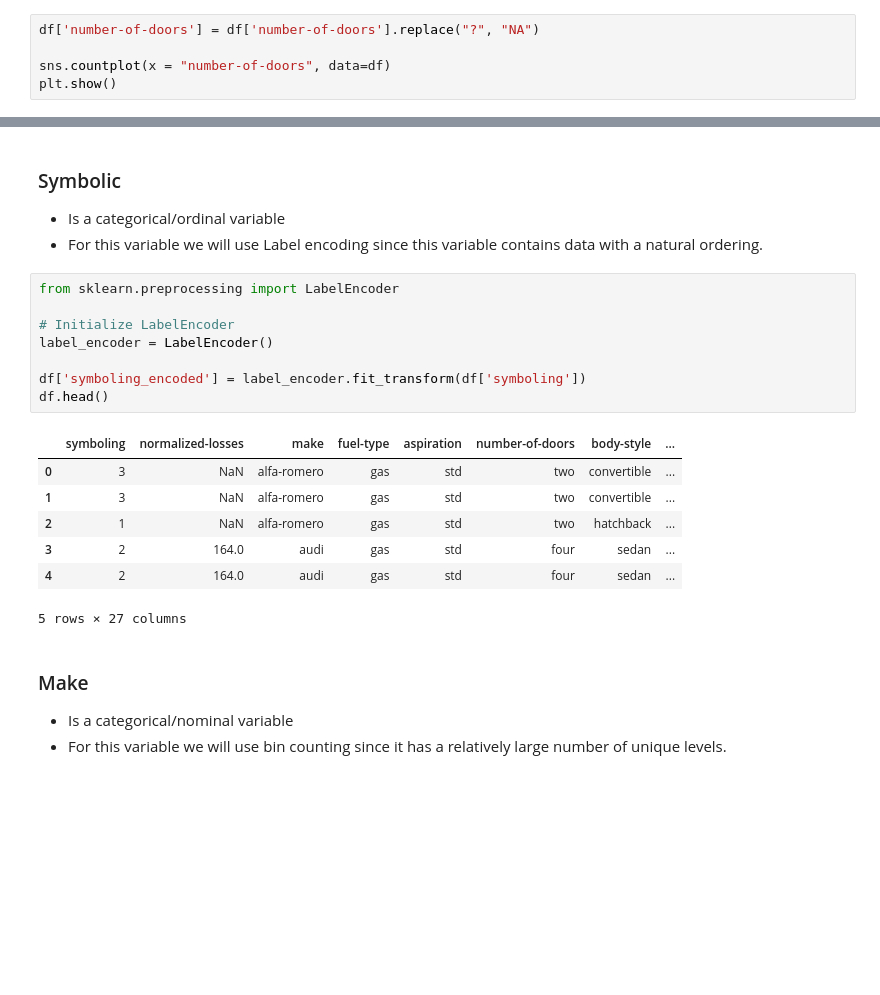
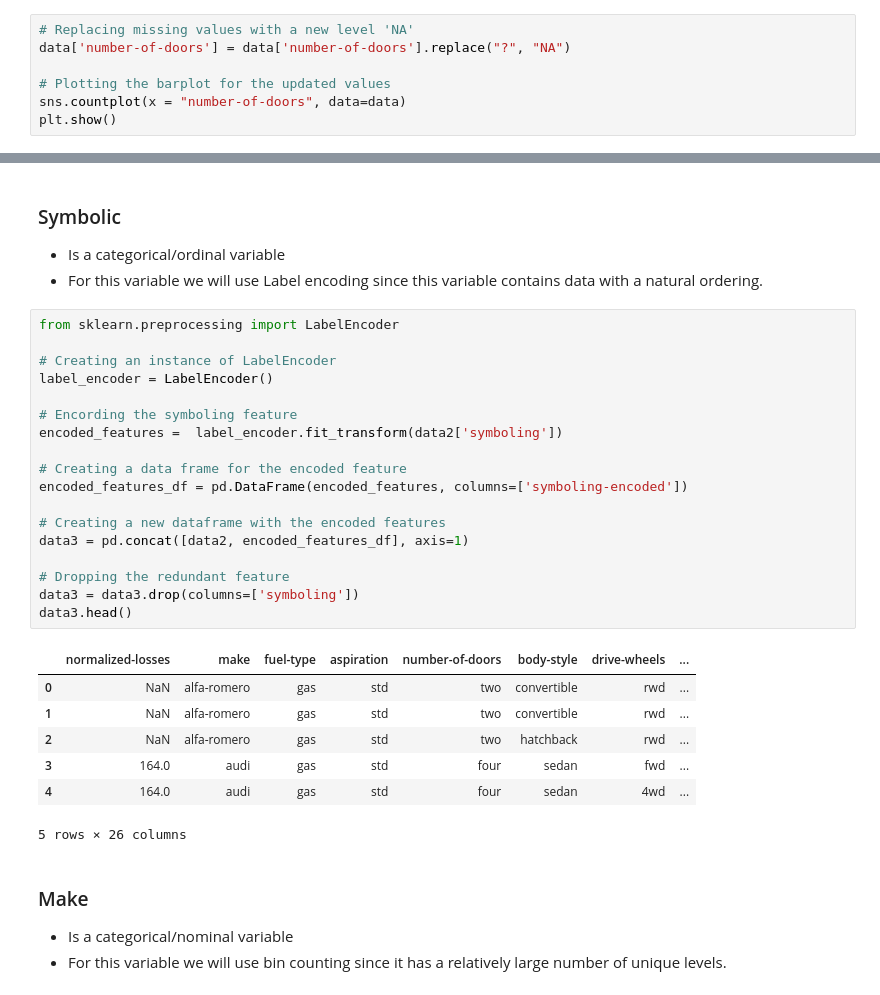
Before and after one commit to ktxdev/AIM-5001, a Jupyter notebook: Project 2/2. Code/S_Huvaya_Project2_assn_.ipynb, the cells around one changed output, grey strips where cells are left out. Cells and saved outputs as stored; diff of their text form; blank space fills up the shorter version.

```diff
--- a/Project 2/2. Code/S_Huvaya_Project2_assn_.ipynb
+++ b/Project 2/2. Code/S_Huvaya_Project2_assn_.ipynb
@@ -634,9 +632,11 @@ plt.show()
 - From EDA it is shown that number-of-doors has 2 missing values
 - Because this is a categorical variable for imputation, I will make 'NA' a level for the automobiles with no specified number of doors.
 # %%
-df['number-of-doors'] = df['number-of-doors'].replace("?", "NA")
+# Replacing missing values with a new level 'NA'
+data['number-of-doors'] = data['number-of-doors'].replace("?", "NA")
 
-sns.countplot(x = "number-of-doors", data=df)
+# Plotting the barplot for the updated values
+sns.countplot(x = "number-of-doors", data=data)
 plt.show()
 # %% [output]
 [figure]
@@ -745,22 +762,32 @@ continous_variable_univariate_graphics(df, "stroke-scaled")
 ### Symbolic
 - Is a categorical/ordinal variable
 - For this variable we will use Label encoding since this variable contains data with a natural ordering.
-# %%
-from sklearn.preprocessing import LabelEncoder
-
-# Initialize LabelEncoder
-label_encoder = LabelEncoder()
-
-df['symboling_encoded'] = label_encoder.fit_transform(df['symboling'])
-df.head()
-# %% [output]
-|  | symboling | normalized-losses | make | fuel-type | aspiration | number-of-doors | body-style | ... |
-| 0 | 3 | NaN | alfa-romero | gas | std | two | convertible | ... |
-| 1 | 3 | NaN | alfa-romero | gas | std | two | convertible | ... |
-| 2 | 1 | NaN | alfa-romero | gas | std | two | hatchback | ... |
-| 3 | 2 | 164.0 | audi | gas | std | four | sedan | ... |
-| 4 | 2 | 164.0 | audi | gas | std | four | sedan | ... |
-5 rows × 27 columns
+# %%
+from sklearn.preprocessing import LabelEncoder
+
+# Creating an instance of LabelEncoder
+label_encoder = LabelEncoder()
+
+# Encording the symboling feature
+encoded_features =  label_encoder.fit_transform(data2['symboling'])
+
+# Creating a data frame for the encoded feature
+encoded_features_df = pd.DataFrame(encoded_features, columns=['symboling-encoded'])
+
+# Creating a new dataframe with the encoded features
+data3 = pd.concat([data2, encoded_features_df], axis=1)
+
+# Dropping the redundant feature
+data3 = data3.drop(columns=['symboling'])
+data3.head()
+# %% [output]
+|  | normalized-losses | make | fuel-type | aspiration | number-of-doors | body-style | drive-wheels | ... |
+| 0 | NaN | alfa-romero | gas | std | two | convertible | rwd | ... |
+| 1 | NaN | alfa-romero | gas | std | two | convertible | rwd | ... |
+| 2 | NaN | alfa-romero | gas | std | two | hatchback | rwd | ... |
+| 3 | 164.0 | audi | gas | std | four | sedan | fwd | ... |
+| 4 | 164.0 | audi | gas | std | four | sedan | 4wd | ... |
+5 rows × 26 columns
 # %% [markdown]
 ### Make
 - Is a categorical/nominal variable
```
Also changed, not shown: parts of 70 cells of this notebook.
